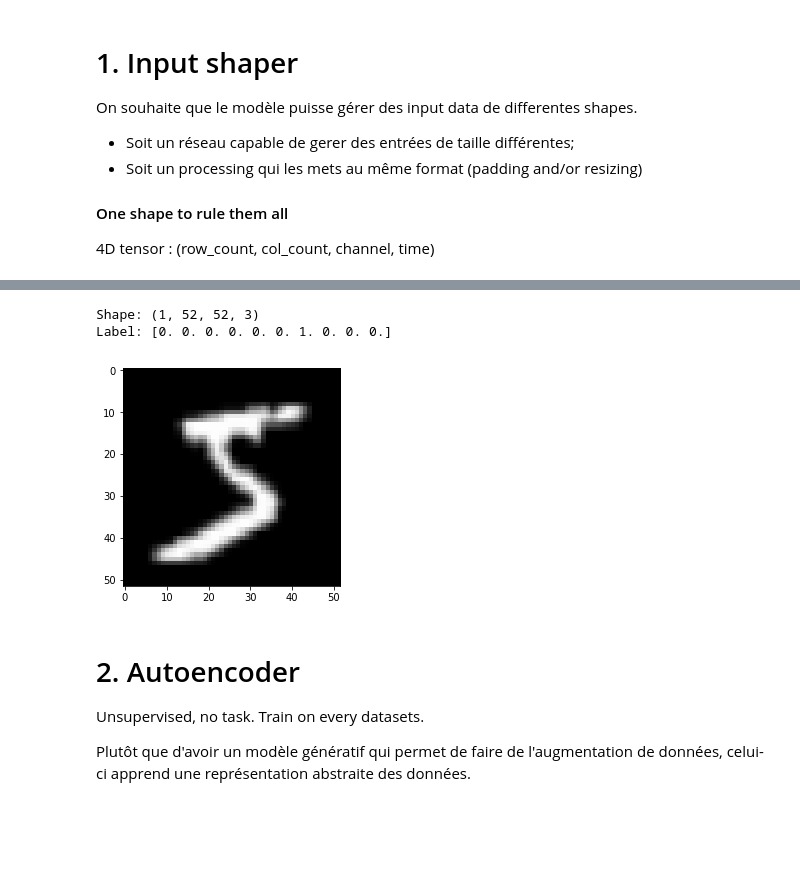
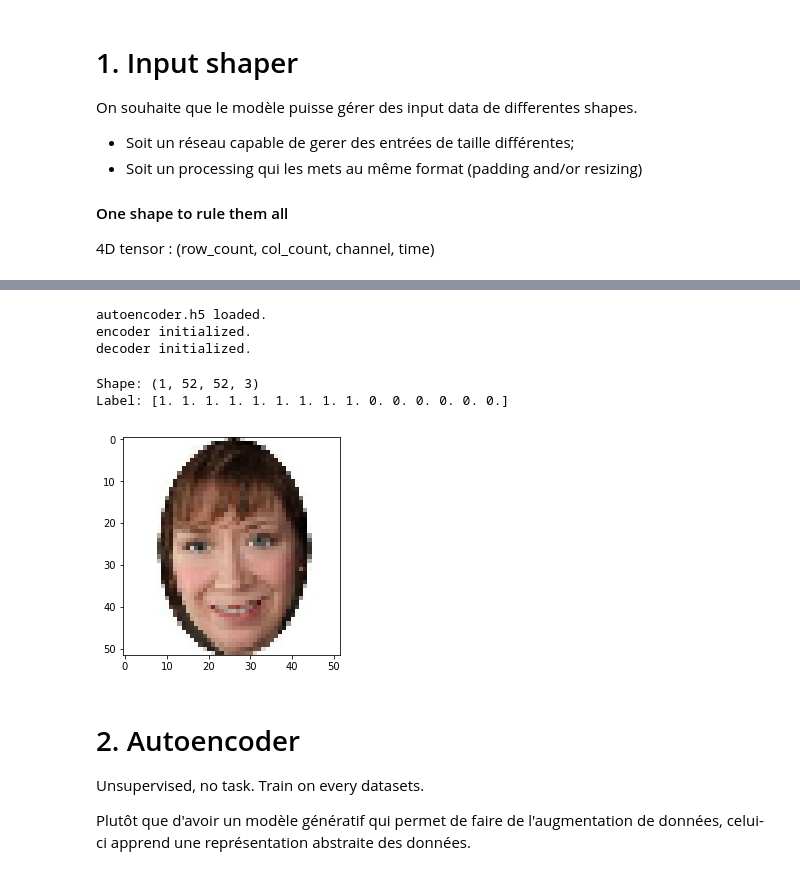
Before and after one commit to Didayolo/transfer-autoencoder, a Jupyter notebook: transfer-autoencoder.ipynb, the cells around one changed output, grey strips where cells are left out. Cells and saved outputs as stored; diff of their text form; code cells hidden in the pictures; blank space fills up the shorter version.

```diff
--- a/transfer-autoencoder.ipynb
+++ b/transfer-autoencoder.ipynb
@@ -61,4 +55,11 @@ padding = False
 autoencoder_name = 'autoencoder'
 autoencoder_path = os.path.join(models_path, autoencoder_name+'.h5')
+# %%
+tae = TAE(name='autoencoder', shape=(1, 52, 52, 3),
+          load=True, save=True, verbose=False)
+# %% [output]
+autoencoder.h5 loaded.
+encoder initialized.
+decoder initialized.
 # %%
 # Dataset list
@@ -74,14 +67,16 @@ x_train, y_train, x_test, y_test = load_dataset(input_dir, training_datasets[0],
-# %%
-# Tests, visualization
-with tf.Session() as sess:
-    tensor_4d, labels = sess.run(x_train), sess.run(y_train)
-
-n = 0
-show_example(tensor_4d[n], labels[n])
-# %% [output]
-Shape: (1, 52, 52, 3)
-Label: [0. 0. 0. 0. 0. 0. 1. 0. 0. 0.]
-[figure, removed]
+# %%
+#training_datasets = ['munster', 'loukoum', 'tristan']
+training_datasets = ['beatriz']
+testing_datasets = ['beatriz']
+# %%
+# Show an example
+n = 0
+dataset = training_datasets[0]
+tae.show_example(dataset, n=n)
+# %% [output]
+Shape: (1, 52, 52, 3)
+Label: [1. 1. 1. 1. 1. 1. 1. 1. 1. 0. 0. 0. 0. 0. 0.]
+[figure, added]
 # %% [markdown]
 # 2. Autoencoder
 
```
Also changed, not shown: parts of 13 cells of this notebook, 3 other files.
